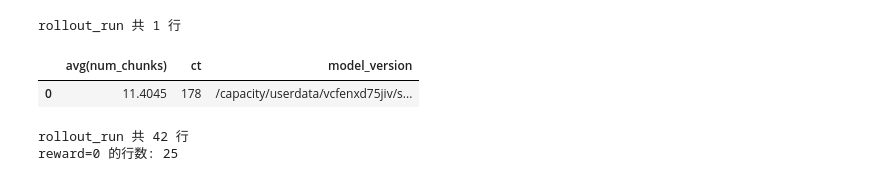
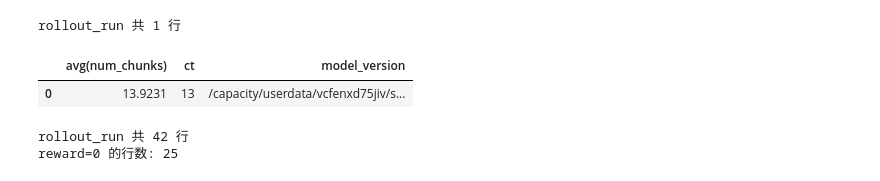
Before and after one commit to Computer-use-agents/dart-gui, a Jupyter notebook: rollouter/scripts/test_mysql.ipynb, the cells around one changed output. Cells and saved outputs as stored; diff of their text form; code cells hidden in the pictures.

```diff
--- a/rollouter/scripts/test_mysql.ipynb
+++ b/rollouter/scripts/test_mysql.ipynb
@@ -55,17 +55,17 @@ for tbl in metadata.sorted_tables:
    - json_path (VARCHAR(512) COLLATE "utf8mb4_unicode_ci")
 # %%
 # run_id="results/pass16_20250901_train15_pass16_gpu2_env20_vllm_logp_maxstep15"# results/test_for_train_instruction
-run_id="results/pass8_20250903_train15_pass8_gpu2_env20_vllm_logp_maxstep15_imgpt_tokenidpt_train"
+run_id="results/pass8_20250904_train90_pass8_gpu3_env30_vllm_logp_maxstep30"
 with engine.connect() as conn:
     result = conn.execute(text(f"SELECT count(*) ct, avg(num_chunks), model_version FROM `rollout_run` where run_id='{run_id}' group by model_version"))
     rows = result.mappings().all()   # list[dict]，便于后续处理
 print(f"rollout_run 共 {len(rows)} 行")
 # 可选：转成 DataFrame 方便查看
 import pandas as pd; pd.DataFrame(rows)
 # %% [output]
 rollout_run 共 1 行
 |  | avg(num_chunks) | ct | model_version |
-| 0 | 11.4045 | 178 | /capacity/userdata/vcfenxd75jiv/s... |
+| 0 | 13.9231 | 13 | /capacity/userdata/vcfenxd75jiv/s... |
 # %%
 # results/pass16_20250901_train15_pass16_gpu2_env20_vllm_logp_maxstep15
 
```
Also changed, not shown: parts of 1 cell of this notebook, 16 other files.
